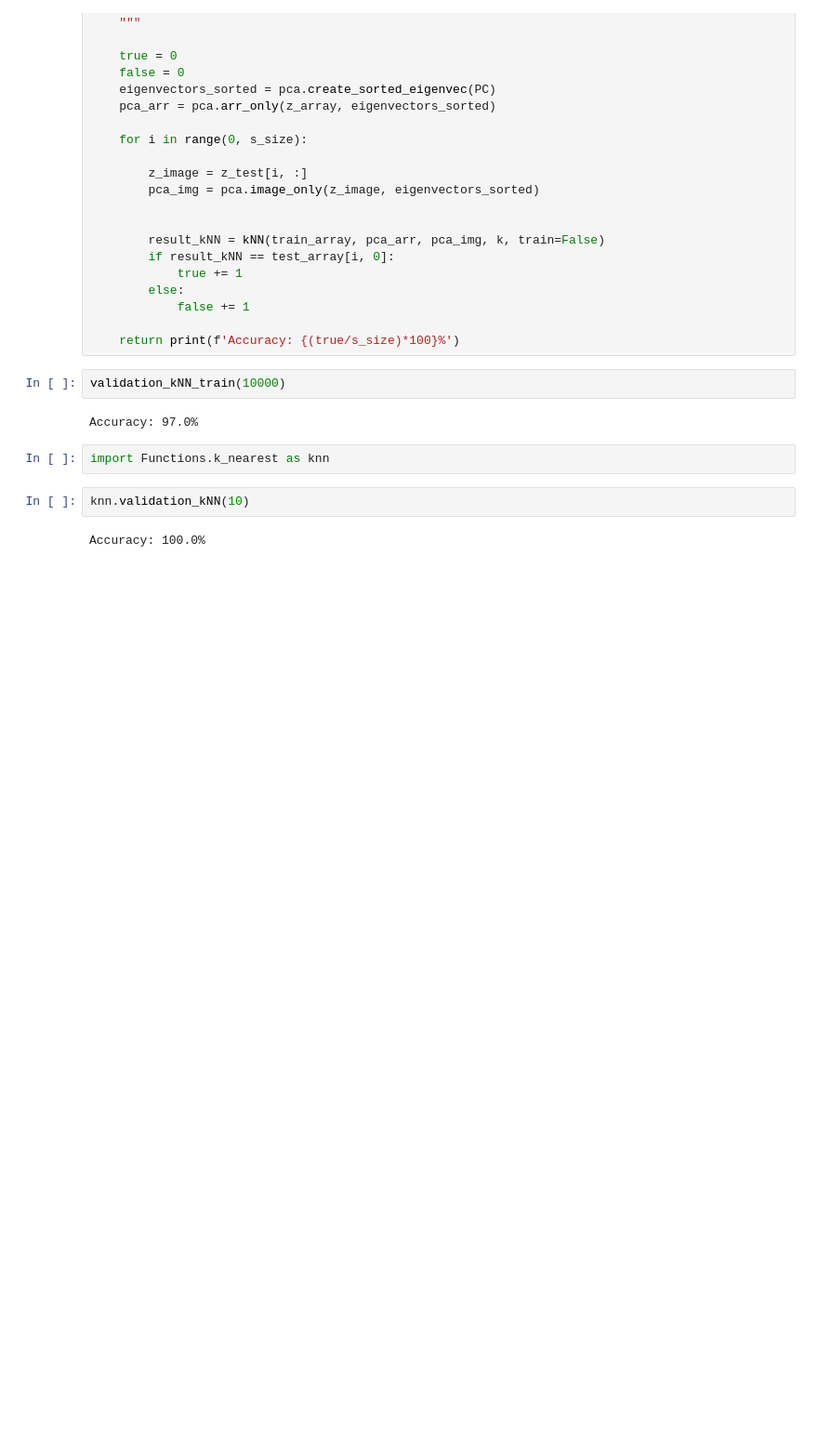
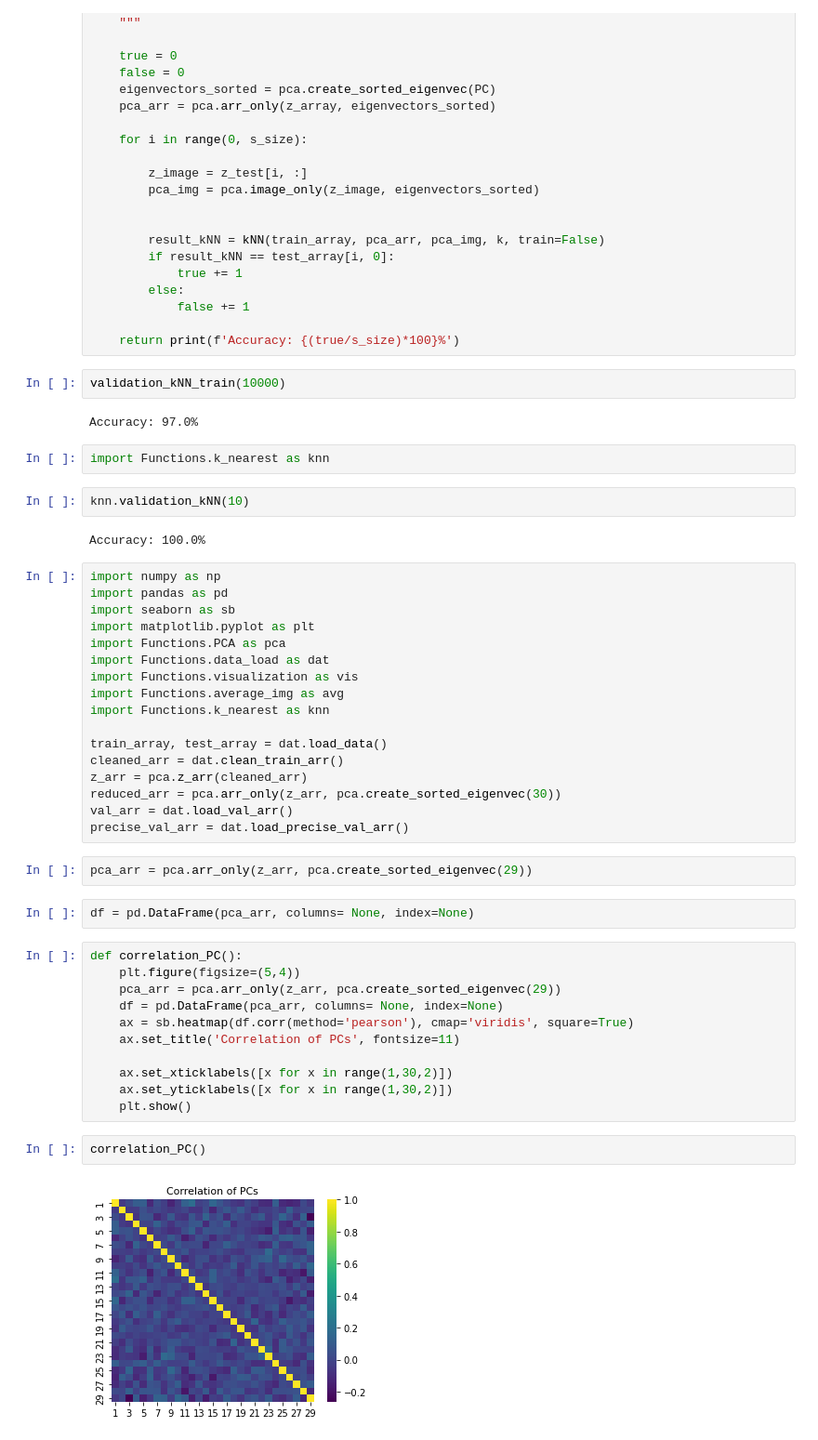
Before and after one commit to datascience-mobi-2022/2022-topic-01-team-02, a Jupyter notebook: Hellen.ipynb, the cells around one changed output. Shown at 93% size. Cells and saved outputs as stored; diff of their text form; blank space fills up the shorter version.

Commit message:
corr matrix und so

```diff
--- a/Hellen.ipynb
+++ b/Hellen.ipynb
@@ -619,3 +619,39 @@ import Functions.k_nearest as knn
 knn.validation_kNN(10)
 # %% [output]
 Accuracy: 100.0%
+# %%
+import numpy as np
+import pandas as pd
+import seaborn as sb
+import matplotlib.pyplot as plt
+import Functions.PCA as pca
+import Functions.data_load as dat
+import Functions.visualization as vis
+import Functions.average_img as avg
+import Functions.k_nearest as knn
+
+train_array, test_array = dat.load_data()
+cleaned_arr = dat.clean_train_arr()
+z_arr = pca.z_arr(cleaned_arr)
+reduced_arr = pca.arr_only(z_arr, pca.create_sorted_eigenvec(30))
+val_arr = dat.load_val_arr()
+precise_val_arr = dat.load_precise_val_arr()
+# %%
+pca_arr = pca.arr_only(z_arr, pca.create_sorted_eigenvec(29))
+# %%
+df = pd.DataFrame(pca_arr, columns= None, index=None)
+# %%
+def correlation_PC():
+    plt.figure(figsize=(5,4))
+    pca_arr = pca.arr_only(z_arr, pca.create_sorted_eigenvec(29))
+    df = pd.DataFrame(pca_arr, columns= None, index=None)
+    ax = sb.heatmap(df.corr(method='pearson'), cmap='viridis', square=True)
+    ax.set_title('Correlation of PCs', fontsize=11)
+
+    ax.set_xticklabels([x for x in range(1,30,2)])
+    ax.set_yticklabels([x for x in range(1,30,2)])
+    plt.show()
+# %%
+correlation_PC()
+# %% [output]
+[figure, added]
```
Also changed, not shown: parts of 2 cells of this notebook, 1 other file.
